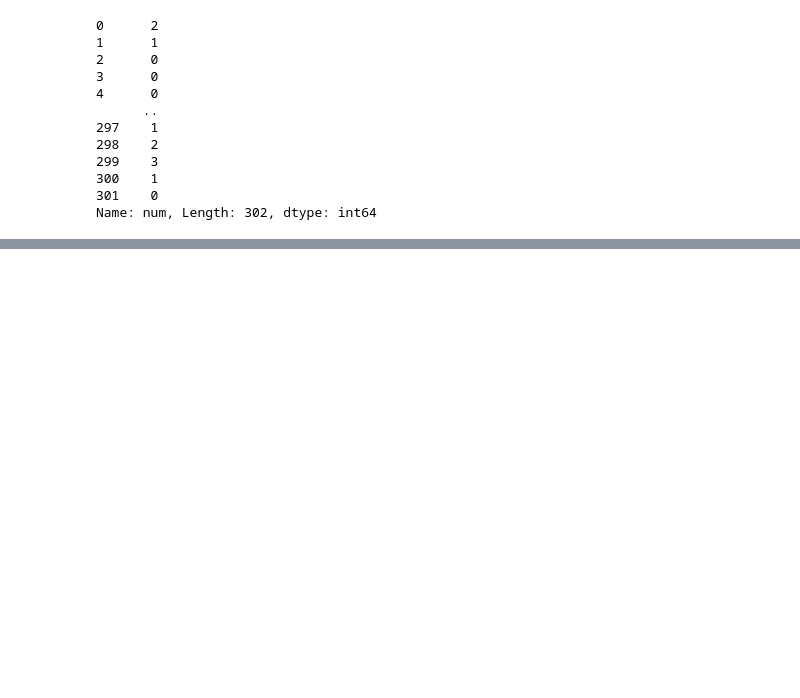
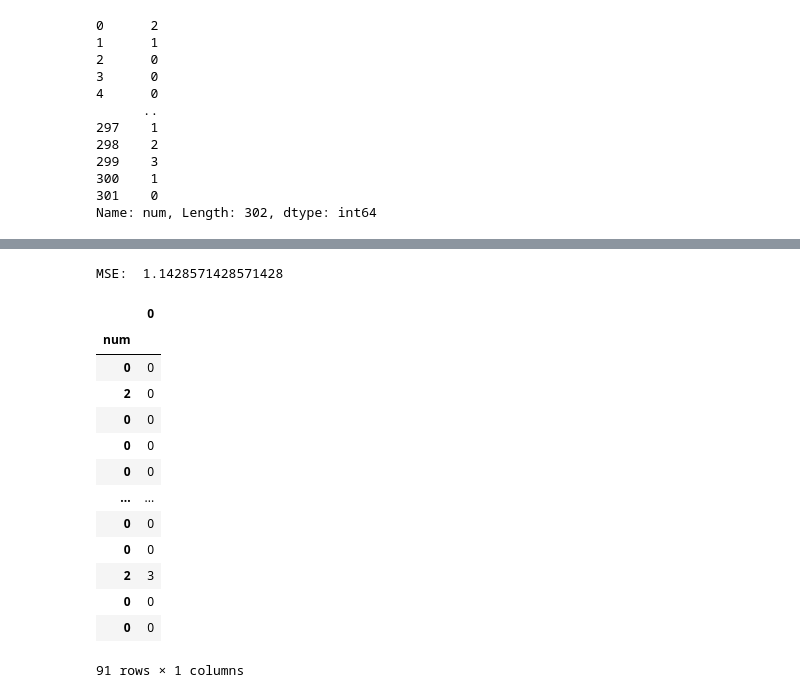
Before and after one commit to glacial-drm/Supervised-Learners, a Jupyter notebook: CW1/cw1-classification.ipynb, the cells around one changed output, grey strips where cells are left out. Drawn from its saved outputs; the diff is of its cells as text; code cells hidden in the pictures; blank space fills up the shorter version.

Commit message:
output mse and other values

```diff
--- a/CW1/cw1-classification.ipynb
+++ b/CW1/cw1-classification.ipynb
@@ -198,3 +198,10 @@ Xs_train, Xs_test, y_train, y_test = train_test_split(Xs, y, test_size=0.3,rando
 Name: num, Length: 302, dtype: int64
 # %%
 # logistic regression
+from sklearn.linear_model import LogisticRegression
+log_reg = LogisticRegression()
+log_reg.fit(Xs_train, y_train)
+
+# Classify the test dataset and output the accuracy
+classifier_score = log_reg.score(Xs_test, y_test)
+print('The classifier accuracy score is {:03.2f}'.format(classifier_score))
@@ -201,2 +219,4 @@ Name: num, Length: 302, dtype: int64
 # %%
-# support vector machine
+from sklearn.svm import SVC
+svm_clf = SVC(C=1.0, kernel='rbf', degree=3, gamma='auto',probability=True)
+svm_clf.fit(Xs_train, y_train)
@@ -202,0 +248,26 @@ Name: num, Length: 302, dtype: int64
+# %%
+# Predict class labels
+    # Perform prediction on the test data
+from sklearn.metrics import mean_squared_error
+
+y_pred = svm_clf.predict(Xs_test)
+
+result = pd.DataFrame(y_pred, y_test)
+print("MSE: ", mean_squared_error(y_pred, y_test))
+display(result)
+# %% [output]
+MSE:  1.1428571428571428
+|  | 0 |
+| num |  |
+| 0 | 0 |
+| 2 | 0 |
+| 0 | 0 |
+| 0 | 0 |
+| 0 | 0 |
+| ... | ... |
+| 0 | 0 |
+| 0 | 0 |
+| 2 | 3 |
+| 0 | 0 |
+| 0 | 0 |
+91 rows × 1 columns
```
Also changed, not shown: parts of 5 cells of this notebook.
